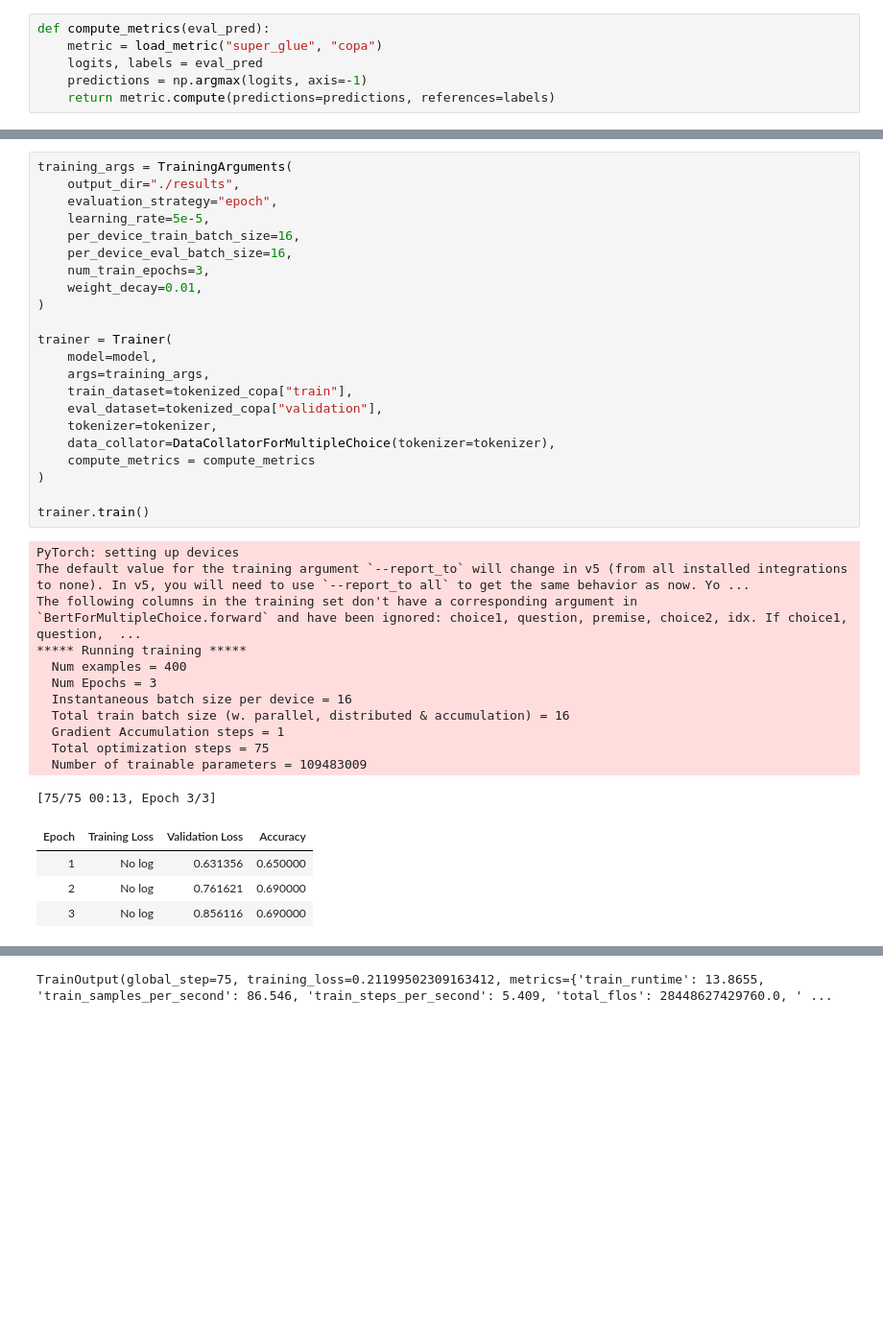
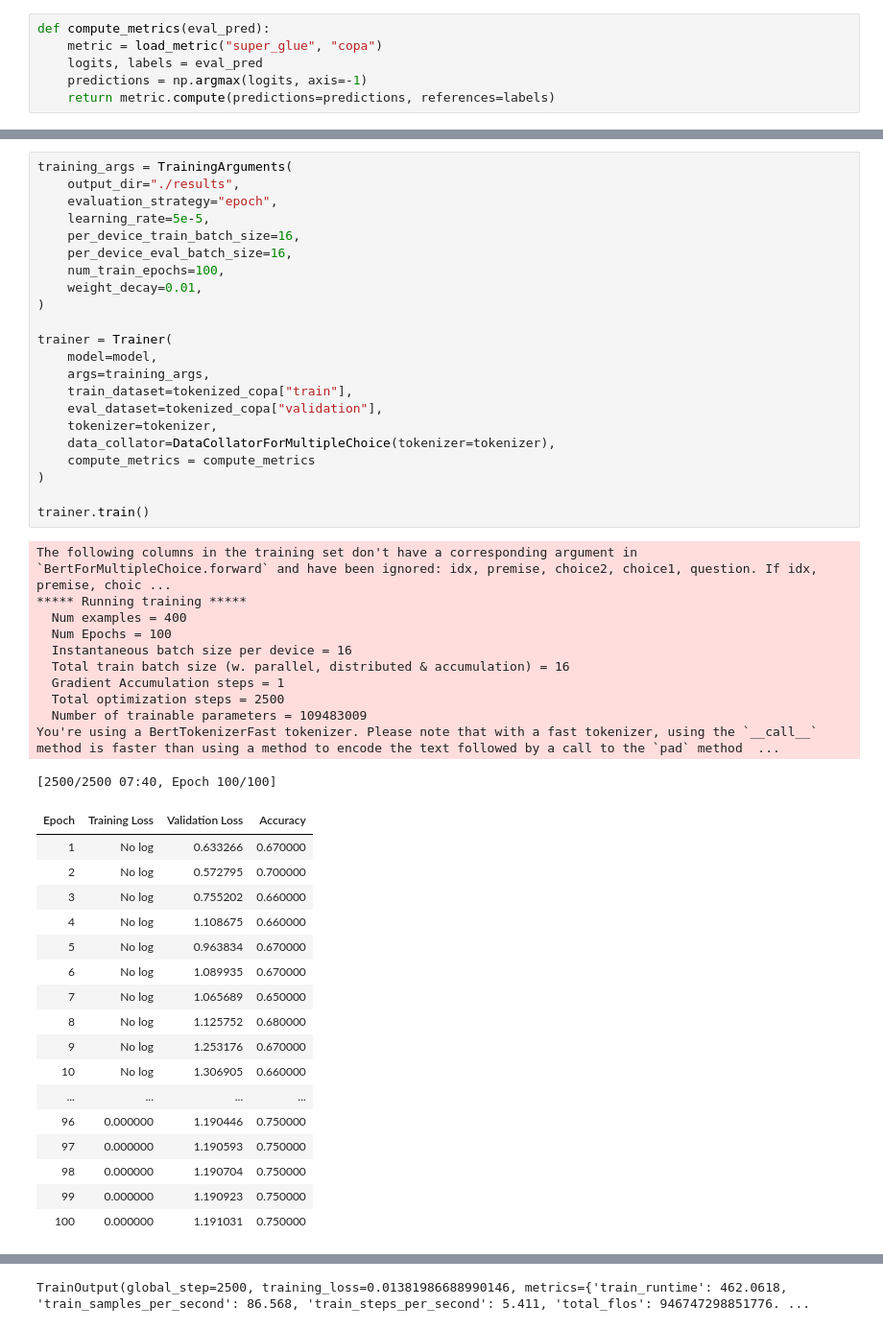
Before and after one commit to CS-433/ml-project-2-404notfound2, a Jupyter notebook: playground.ipynb, the cells around one changed output, grey strips where cells are left out. Shown at 96% size. Cells and saved outputs as stored; diff of their text form; blank space fills up the shorter version.

Commit message:
finetune 100 epochs and I don't know why trainer.predict does not work.

```diff
--- a/playground.ipynb
+++ b/playground.ipynb
@@ -150,39 +167,51 @@ def compute_metrics(eval_pred):
 # %%
 training_args = TrainingArguments(
     output_dir="./results",
     evaluation_strategy="epoch",
     learning_rate=5e-5,
     per_device_train_batch_size=16,
     per_device_eval_batch_size=16,
-    num_train_epochs=3,
+    num_train_epochs=100,
     weight_decay=0.01,
 )
 
 trainer = Trainer(
     model=model,
     args=training_args,
     train_dataset=tokenized_copa["train"],
     eval_dataset=tokenized_copa["validation"],
     tokenizer=tokenizer,
     data_collator=DataCollatorForMultipleChoice(tokenizer=tokenizer),
     compute_metrics = compute_metrics
 )
 
 trainer.train()
 # %% [output]
-PyTorch: setting up devices
-The default value for the training argument `--report_to` will change in v5 (from all installed integrations to none). In v5, you will need to use `--report_to all` to get the same behavior as now. Yo ...
-The following columns in the training set don't have a corresponding argument in `BertForMultipleChoice.forward` and have been ignored: choice1, question, premise, choice2, idx. If choice1, question,  ...
+The following columns in the training set don't have a corresponding argument in `BertForMultipleChoice.forward` and have been ignored: idx, premise, choice2, choice1, question. If idx, premise, choic ...
 ***** Running training *****
   Num examples = 400
-  Num Epochs = 3
+  Num Epochs = 100
   Instantaneous batch size per device = 16
   Total train batch size (w. parallel, distributed & accumulation) = 16
   Gradient Accumulation steps = 1
-  Total optimization steps = 75
+  Total optimization steps = 2500
   Number of trainable parameters = 109483009
+You're using a BertTokenizerFast tokenizer. Please note that with a fast tokenizer, using the `__call__` method is faster than using a method to encode the text followed by a call to the `pad` method  ...
-[75/75 00:13, Epoch 3/3]
+[2500/2500 07:40, Epoch 100/100]
 | Epoch | Training Loss | Validation Loss | Accuracy |
-| 1 | No log | 0.631356 | 0.650000 |
-| 2 | No log | 0.761621 | 0.690000 |
-| 3 | No log | 0.856116 | 0.690000 |
+| 1 | No log | 0.633266 | 0.670000 |
+| 2 | No log | 0.572795 | 0.700000 |
+| 3 | No log | 0.755202 | 0.660000 |
+| 4 | No log | 1.108675 | 0.660000 |
+| 5 | No log | 0.963834 | 0.670000 |
+| 6 | No log | 1.089935 | 0.670000 |
+| 7 | No log | 1.065689 | 0.650000 |
+| 8 | No log | 1.125752 | 0.680000 |
+| 9 | No log | 1.253176 | 0.670000 |
+| 10 | No log | 1.306905 | 0.660000 |
+| ... | ... | ... | ... |
+| 96 | 0.000000 | 1.190446 | 0.750000 |
+| 97 | 0.000000 | 1.190593 | 0.750000 |
+| 98 | 0.000000 | 1.190704 | 0.750000 |
+| 99 | 0.000000 | 1.190923 | 0.750000 |
+| 100 | 0.000000 | 1.191031 | 0.750000 |
@@ -202,3 +233,3 @@ The following columns in the evaluation set don't have a corresponding argument
 
 Training completed. Do not forget to share your model on huggingface.co/models =)
-TrainOutput(global_step=75, training_loss=0.21199502309163412, metrics={'train_runtime': 13.8655, 'train_samples_per_second': 86.546, 'train_steps_per_second': 5.409, 'total_flos': 28448627429760.0, ' ...
+TrainOutput(global_step=2500, training_loss=0.01381986688990146, metrics={'train_runtime': 462.0618, 'train_samples_per_second': 86.568, 'train_steps_per_second': 5.411, 'total_flos': 946747298851776. ...
```
Also changed, not shown: parts of 11 cells of this notebook.
